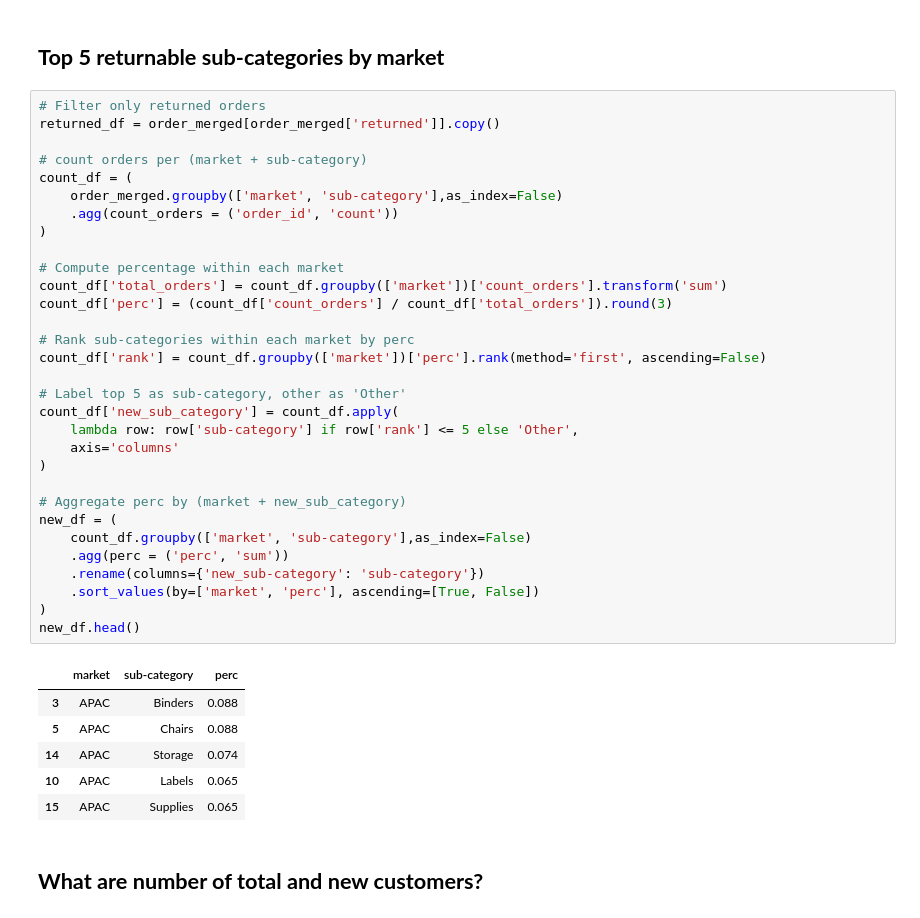
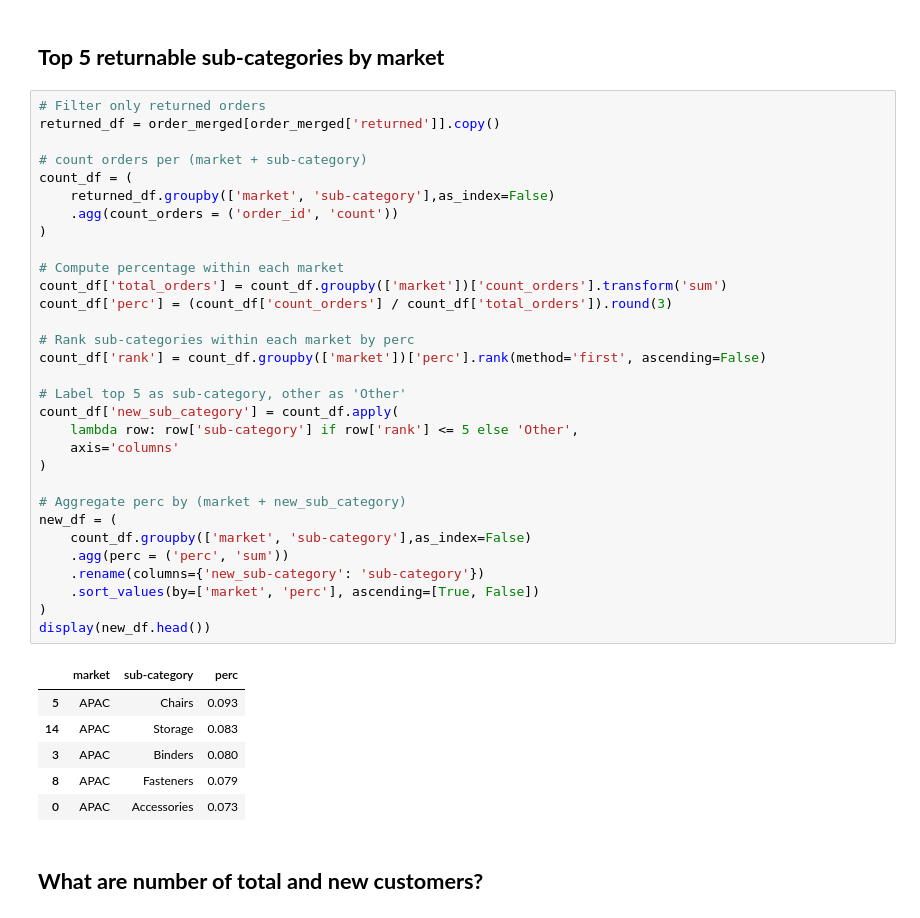
Before and after one commit to annugit1655/Global-Superstore-Project, a Jupyter notebook: notebooks/order-return-sales-analysis.ipynb, the cells around one changed output. Drawn from its saved outputs; the diff is of its cells as text.

```diff
--- a/notebooks/order-return-sales-analysis.ipynb
+++ b/notebooks/order-return-sales-analysis.ipynb
@@ -975,39 +969,39 @@ df.head()
 # Filter only returned orders
 returned_df = order_merged[order_merged['returned']].copy()
 
 # count orders per (market + sub-category)
 count_df = (
-    order_merged.groupby(['market', 'sub-category'],as_index=False)
+    returned_df.groupby(['market', 'sub-category'],as_index=False)
     .agg(count_orders = ('order_id', 'count'))
 )
 
 # Compute percentage within each market
 count_df['total_orders'] = count_df.groupby(['market'])['count_orders'].transform('sum')
 count_df['perc'] = (count_df['count_orders'] / count_df['total_orders']).round(3)
 
 # Rank sub-categories within each market by perc
 count_df['rank'] = count_df.groupby(['market'])['perc'].rank(method='first', ascending=False)
 
 # Label top 5 as sub-category, other as 'Other'
 count_df['new_sub_category'] = count_df.apply(
     lambda row: row['sub-category'] if row['rank'] <= 5 else 'Other',
     axis='columns'
 )
 
 # Aggregate perc by (market + new_sub_category)
 new_df = (
     count_df.groupby(['market', 'sub-category'],as_index=False)
     .agg(perc = ('perc', 'sum'))
     .rename(columns={'new_sub-category': 'sub-category'})
     .sort_values(by=['market', 'perc'], ascending=[True, False])
 )
-new_df.head()
+display(new_df.head())
 # %% [output]
 |  | market | sub-category | perc |
-| 3 | APAC | Binders | 0.088 |
-| 5 | APAC | Chairs | 0.088 |
-| 14 | APAC | Storage | 0.074 |
-| 10 | APAC | Labels | 0.065 |
-| 15 | APAC | Supplies | 0.065 |
+| 5 | APAC | Chairs | 0.093 |
+| 14 | APAC | Storage | 0.083 |
+| 3 | APAC | Binders | 0.080 |
+| 8 | APAC | Fasteners | 0.079 |
+| 0 | APAC | Accessories | 0.073 |
 # %% [markdown]
 ## **What are number of total and new customers?**
```
Also changed, not shown: parts of 13 cells of this notebook.
